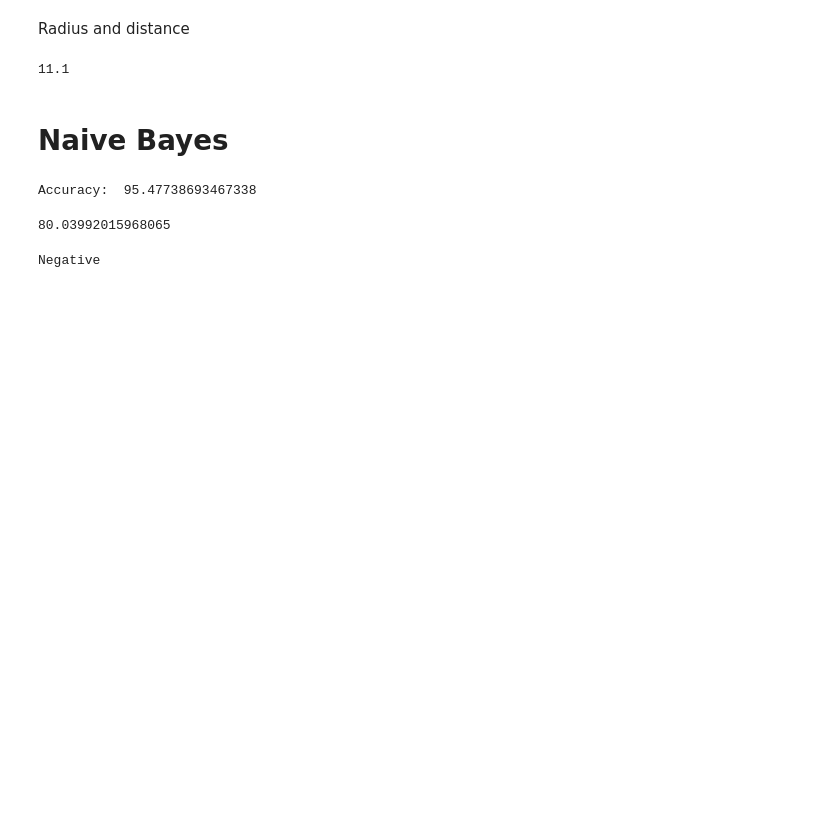
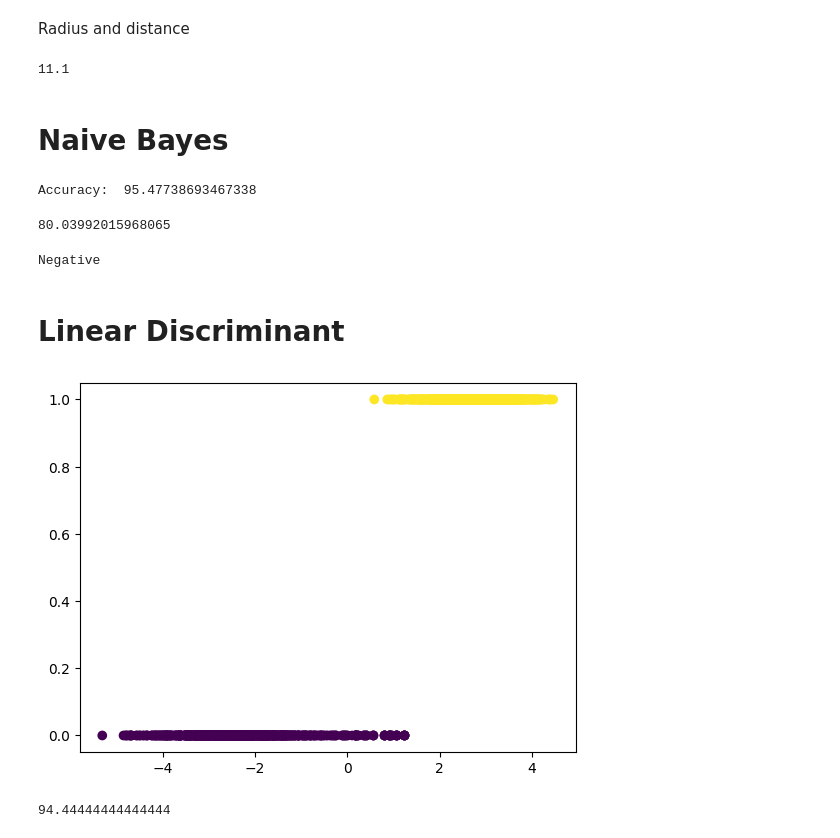
Before and after one commit to kesavakantipudi/Machine-Learaning, a Jupyter notebook: demo.ipynb, the cells around one changed output. Drawn from its saved outputs; the diff is of its cells as text; code cells hidden in the pictures; blank space fills up the shorter version.

```diff
--- a/demo.ipynb
+++ b/demo.ipynb
@@ -306,3 +306,49 @@ else:
     print('Negative')
 # %% [output]
 Negative
+# %% [markdown]
+
+# Linear Discriminant
+# %%
+import matplotlib.pyplot as plt
+import pandas as pd
+data = pd.read_csv('BankNoteAuthentication.csv')
+
+x = data.drop('class', axis=1)
+y = data['class']
+
+from sklearn.model_selection import train_test_split
+x_train, x_test, y_train, y_test = train_test_split(x, y, test_size=0.2, random_state=101)
+
+from sklearn.discriminant_analysis import LinearDiscriminantAnalysis
+lda = LinearDiscriminantAnalysis()
+lda.fit(x_train, y_train)
+y_pred = lda.predict(x_test)
+x1 = lda.transform(x)
+
+# from sklearn.metrics import accuracy_score
+# print(accuracy_score(y_pred, y_test)*100)
+
+plt.scatter(x1, y, c = y)
+plt.show()
+# %% [output]
+[figure, added]
+# %%
+import pandas as pd
+data = pd.read_csv('Wine.csv')
+
+x = data.drop('Customer_Segment', axis=1)
+y = data['Customer_Segment']
+
+from sklearn.model_selection import train_test_split
+x_train, x_test, y_train, y_test = train_test_split(x, y, test_size=0.2, random_state=5)
+
+from sklearn.discriminant_analysis import LinearDiscriminantAnalysis
+lda = LinearDiscriminantAnalysis()
+lda.fit(x_train, y_train)
+y_pred = lda.predict(x_test)
+
+from sklearn.metrics import accuracy_score
+print(accuracy_score(y_pred, y_test)*100)
+# %% [output]
+94.44444444444444
```
Also changed, not shown: parts of 3 cells of this notebook, 3 other files.
